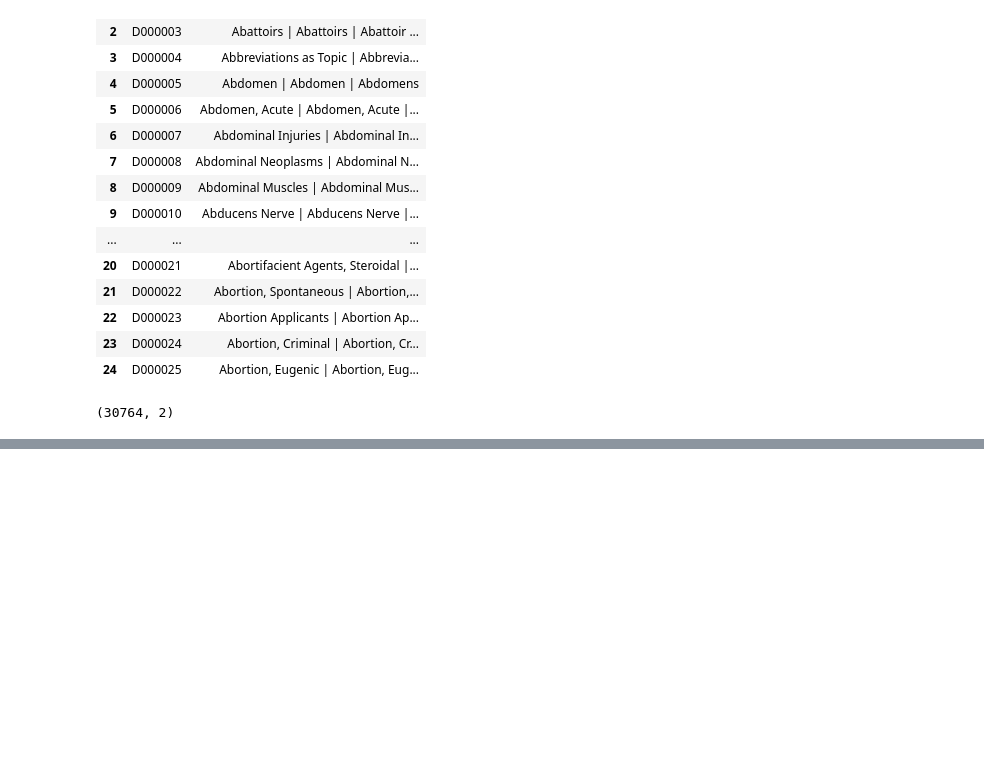
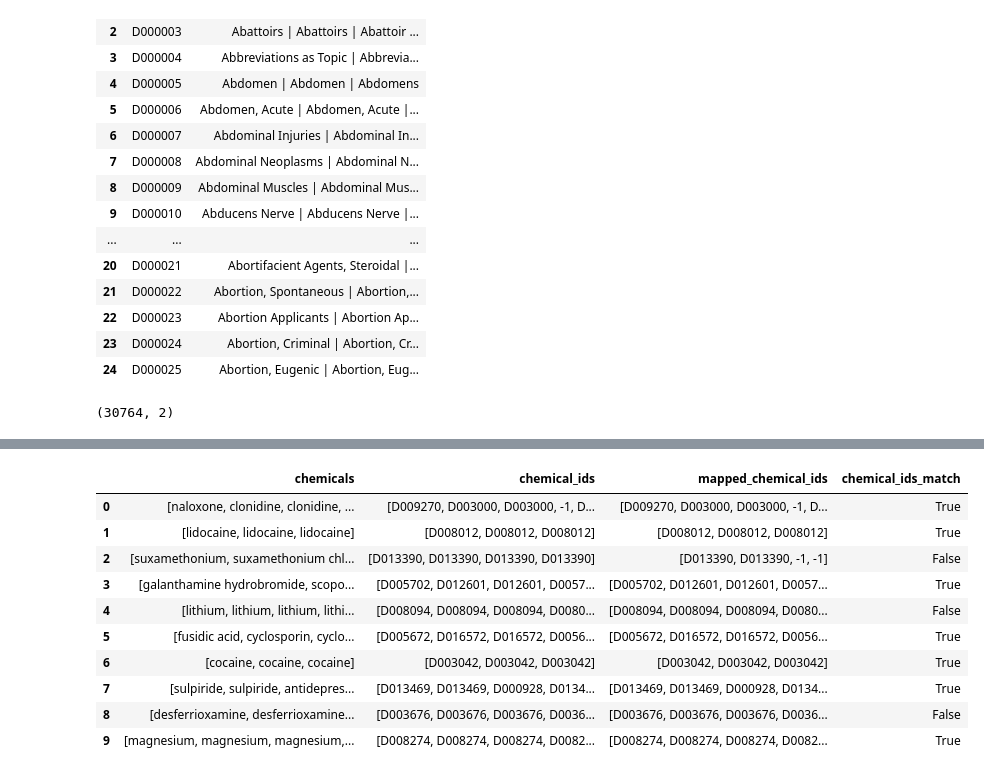
Before and after one commit to NomitaChandra/ChemiMap, a Jupyter notebook: analysis/mesh_id_parsing.ipynb, the cells around one changed output, grey strips where cells are left out. Saved outputs shown, nothing was run; the diff lists cells and outputs as text; code cells hidden in the pictures; blank space fills up the shorter version.

Commit message:
add mesh id parsing analysis

```diff
--- a/analysis/mesh_id_parsing.ipynb
+++ b/analysis/mesh_id_parsing.ipynb
@@ -114,0 +123,12 @@ mesh_lookup_df.shape
+# %%
+# Load datasets
+
+df_train = pd.read_csv(f'{datapath}' + 'OfficialTrainingSet1.csv')
+df_val = pd.read_csv(f'{datapath}' + 'OfficialValidationSet1.csv')
+df_test = pd.read_csv(f'{datapath}' + 'OfficialTestSet1.csv')
+
+print("Shape of train dataset:", df_train.shape)
+print("Shape of validation dataset:", df_val.shape)
+print("Shape of test dataset:", df_test.shape)
+
+df_train.head(3)
@@ -114,0 +287,11 @@ mesh_lookup_df.shape
+# %%
+# Lowercase lookup table
+mesh_lookup_lower = {mesh_id: [term.lower() for term in terms] for mesh_id, terms in mesh_lookup_table.items()}
+
+# Create reverse lookup from term to MeSH ID
+term_to_mesh = {}
+for mesh_id, terms in mesh_lookup_lower.items():
+    for term in terms:
+        term_to_mesh[term] = mesh_id
+
+term_to_mesh
@@ -114,0 +316,31 @@ mesh_lookup_df.shape
+# %%
+# Function to map terms to MeSH IDs
+def get_mesh_id(terms, lookup):
+    mesh_ids = []
+    for term in terms:
+        term = term.lower()
+        mesh_id = lookup.get(term, '-1') # Returning -1 if no match is found
+        mesh_ids.append(mesh_id)
+    return mesh_ids
+# %%
+# Apply the function to the chemicals and diseases columns to get their MeSH IDs
+df_train['mapped_chemical_ids'] = df_train['chemicals'].apply(lambda x: get_mesh_id(x, term_to_mesh))
+df_train['mapped_disease_ids'] = df_train['diseases'].apply(lambda x: get_mesh_id(x, term_to_mesh))
+
+# Now, compare the generated MeSH IDs with the existing chemical_ids and disease_ids columns
+df_train['chemical_ids_match'] = df_train['mapped_chemical_ids'] == df_train['chemical_ids']
+df_train['disease_ids_match'] = df_train['mapped_disease_ids'] == df_train['disease_ids']
+# %%
+df_train[['chemicals', 'chemical_ids', 'mapped_chemical_ids', 'chemical_ids_match']].head(10)
+# %% [output]
+|  | chemicals | chemical_ids | mapped_chemical_ids | chemical_ids_match |
+| 0 | [naloxone, clonidine, clonidine, ... | [D009270, D003000, D003000, -1, D... | [D009270, D003000, D003000, -1, D... | True |
+| 1 | [lidocaine, lidocaine, lidocaine] | [D008012, D008012, D008012] | [D008012, D008012, D008012] | True |
+| 2 | [suxamethonium, suxamethonium chl... | [D013390, D013390, D013390, D013390] | [D013390, D013390, -1, -1] | False |
+| 3 | [galanthamine hydrobromide, scopo... | [D005702, D012601, D012601, D0057... | [D005702, D012601, D012601, D0057... | True |
+| 4 | [lithium, lithium, lithium, lithi... | [D008094, D008094, D008094, D0080... | [D008094, D008094, D008094, D0080... | False |
+| 5 | [fusidic acid, cyclosporin, cyclo... | [D005672, D016572, D016572, D0056... | [D005672, D016572, D016572, D0056... | True |
+| 6 | [cocaine, cocaine, cocaine] | [D003042, D003042, D003042] | [D003042, D003042, D003042] | True |
+| 7 | [sulpiride, sulpiride, antidepres... | [D013469, D013469, D000928, D0134... | [D013469, D013469, D000928, D0134... | True |
+| 8 | [desferrioxamine, desferrioxamine... | [D003676, D003676, D003676, D0036... | [D003676, D003676, D003676, D0036... | False |
+| 9 | [magnesium, magnesium, magnesium,... | [D008274, D008274, D008274, D0082... | [D008274, D008274, D008274, D0082... | True |
```
Also changed, not shown: parts of 14 cells of this notebook.
